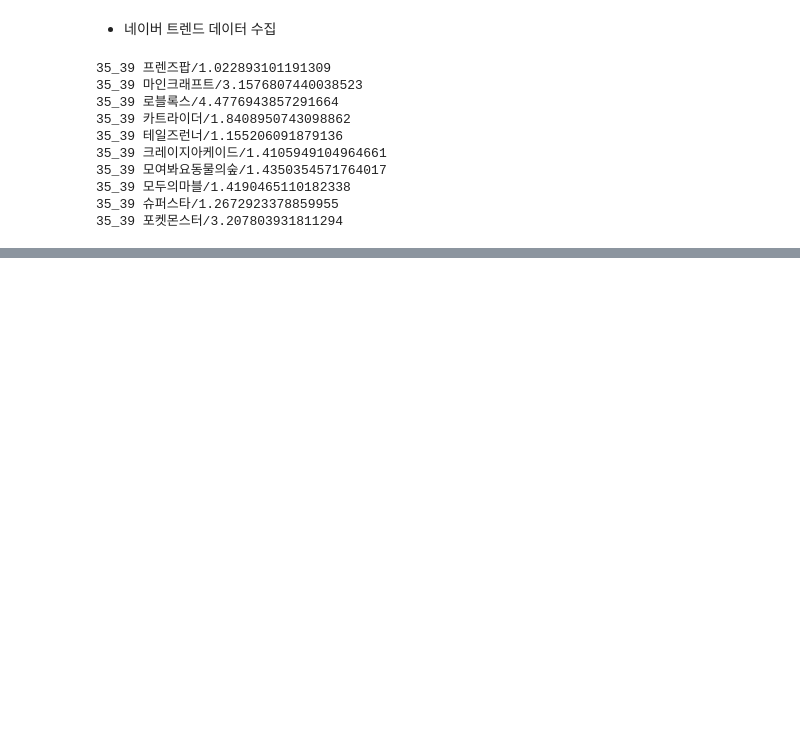
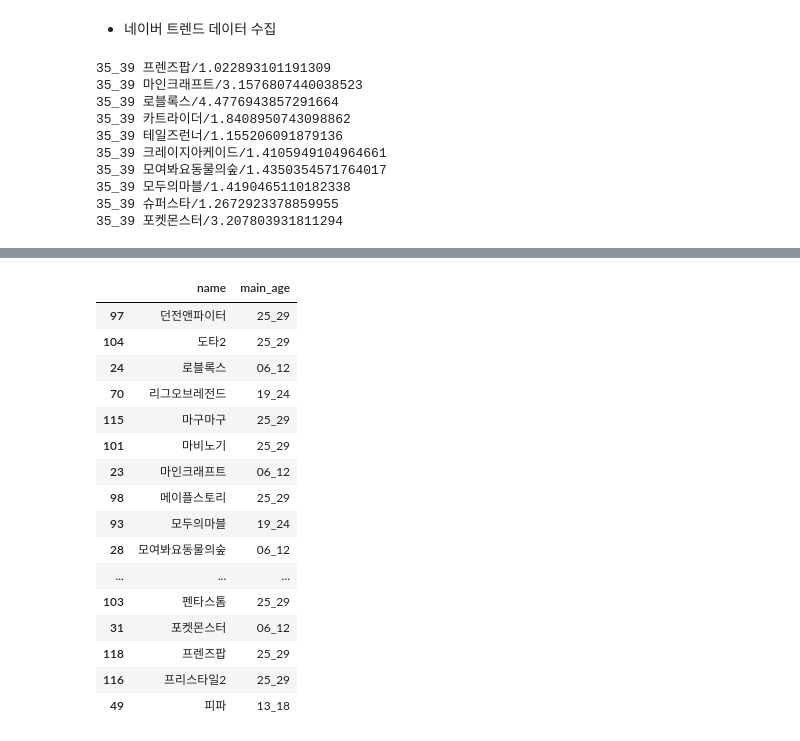
Before and after one commit to vhf1030/wanted-potenup, a Jupyter notebook: project_game_naver_trend.ipynb, the cells around one changed output, grey strips where cells are left out. Cells and saved outputs as stored; diff of their text form; code cells hidden in the pictures; blank space fills up the shorter version.

```diff
--- a/project_game.ipynb
+++ b/project_game_naver_trend.ipynb
@@ -427,0 +429,22 @@ df_trend_data.loc[df_trend_data['name'] == '마인크래프트']
+# %%
+main_age = df_trend_data_ref.loc[df_trend_data_ref.groupby("name")["norm_score"].idxmax(), ["name", "age"]]
+main_age = main_age.rename(columns={"age": "main_age"})
+main_age
+# %% [output]
+|  | name | main_age |
+| 97 | 던전앤파이터 | 25_29 |
+| 104 | 도타2 | 25_29 |
+| 24 | 로블록스 | 06_12 |
+| 70 | 리그오브레전드 | 19_24 |
+| 115 | 마구마구 | 25_29 |
+| 101 | 마비노기 | 25_29 |
+| 23 | 마인크래프트 | 06_12 |
+| 98 | 메이플스토리 | 25_29 |
+| 93 | 모두의마블 | 19_24 |
+| 28 | 모여봐요동물의숲 | 06_12 |
+| ... | ... | ... |
+| 103 | 펜타스톰 | 25_29 |
+| 31 | 포켓몬스터 | 06_12 |
+| 118 | 프렌즈팝 | 25_29 |
+| 116 | 프리스타일2 | 25_29 |
+| 49 | 피파 | 13_18 |
```
Also changed, not shown: parts of 8 cells of this notebook.
